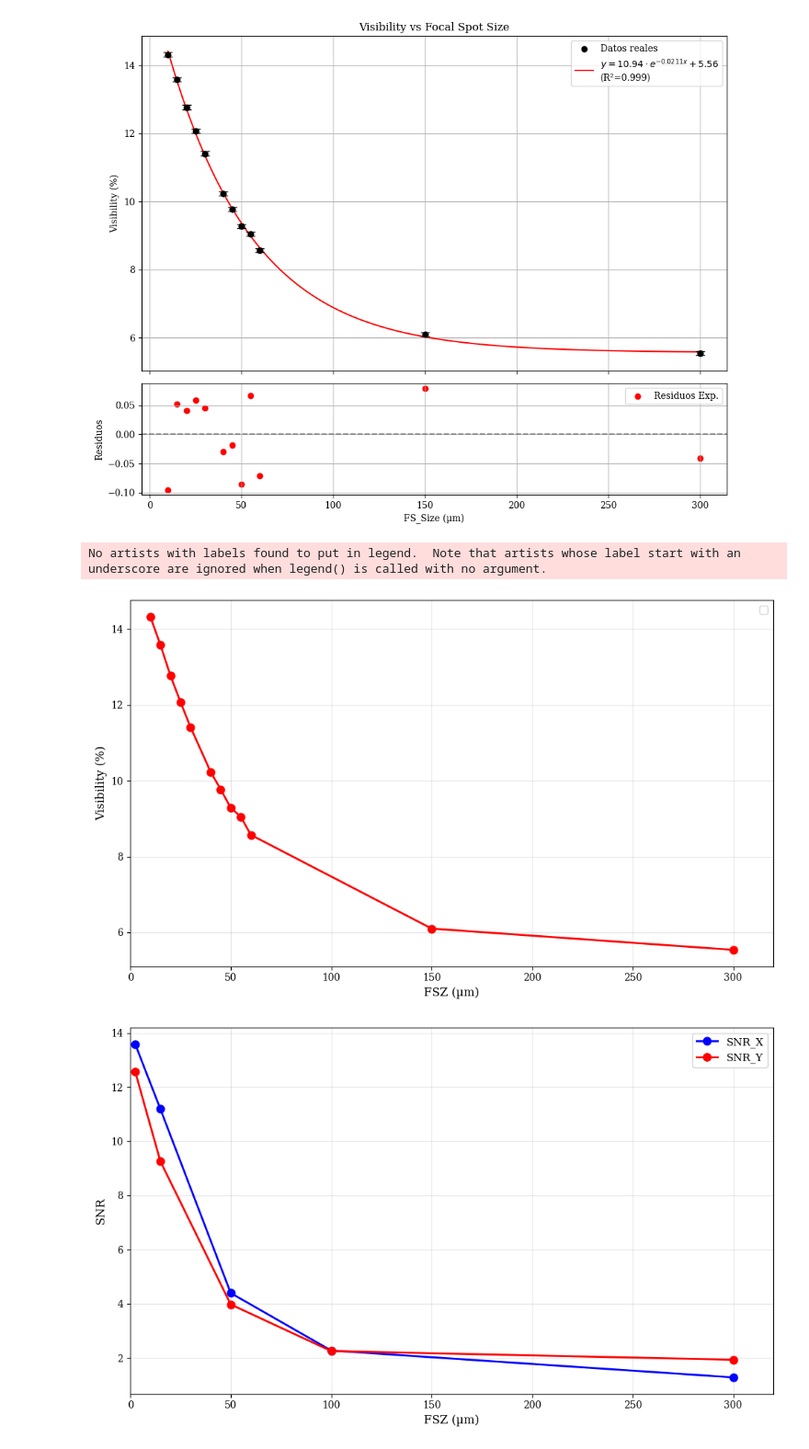
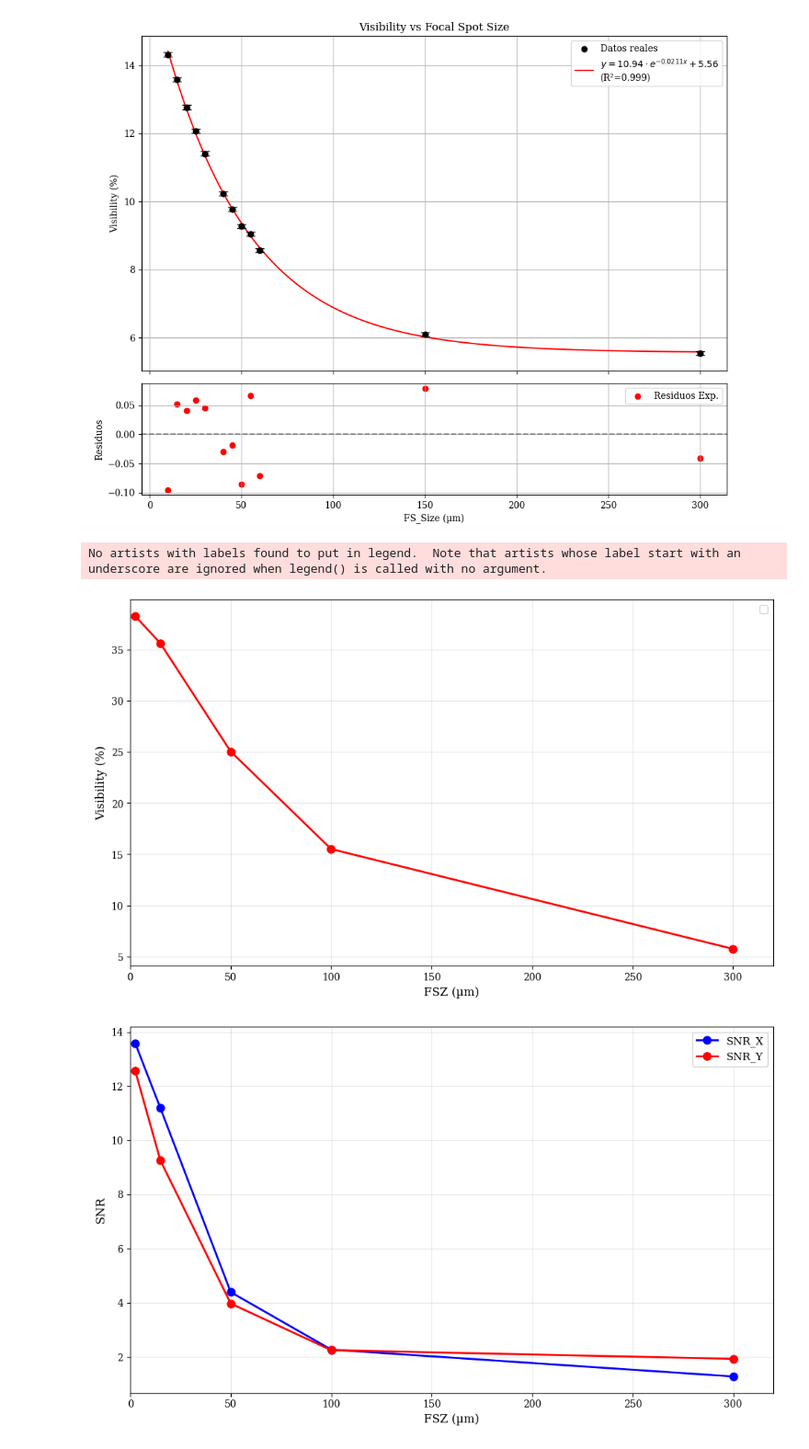
Before and after one commit to roshak1197/FSZ_Study, a Jupyter notebook: read_High.ipynb, the cells around one changed output. Shown at 92% size. Drawn from its saved outputs; the diff is of its cells as text; code cells hidden in the pictures.

```diff
--- a/read_High.ipynb
+++ b/read_High.ipynb
@@ -479,33 +479,34 @@ plt.show()
 # %%
 import numpy as np
 import matplotlib.pyplot as plt
 
 # Datos
 Vis = np.array([14.32, 13.58, 12.77, 12.07, 11.41, 10.23, 9.77, 9.28, 9.05, 8.57, 6.10, 5.54])
 FS_Size = np.array([10, 15, 20, 25, 30, 40, 45, 50, 55, 60, 150, 300])
-
+vis_TiC = np.array([38.26,35.6,25.03,15.5,5.74])
+FS_Size_TiC = np.array([2.5, 15, 50, 100, 300])
 # Crear figura
 plt.figure(figsize=(10, 6))
 
 # Graficar puntos y línea de tendencia roja que los conecta
-plt.plot(FS_Size, Vis, 'ro-', linewidth=2, markersize=8)
+plt.plot(FS_Size_TiC, vis_TiC, 'ro-', linewidth=2, markersize=8)
 
 # Configuración del gráfico
 plt.xlabel("FSZ (µm)", fontsize=12)
 plt.ylabel("Visibility (%)", fontsize=12)
 #plt.title("Visibilidad vs Tamaño de Foco", fontsize=14)
 plt.legend(fontsize=11)
 plt.grid(True, alpha=0.3)
 
 # Ajustar los límites del eje x para mejor visualización
 plt.xlim(0, 320)
 
 plt.tight_layout()
 plt.savefig("Visibility_vs_Focal_Spot_Size.png", dpi=300)
 plt.show()
 # %% [output]
 No artists with labels found to put in legend.  Note that artists whose label start with an underscore are ignored when legend() is called with no argument.
-[figure, old version]
+[figure, new version]
 # %%
 SNR = np.array([13.58, 11.19, 4.4, 2.28, 1.29])
 FSZ = np.array([2.5, 15, 50, 100, 300])
```
Also changed, not shown: parts of 6 cells of this notebook, 1 other file.
